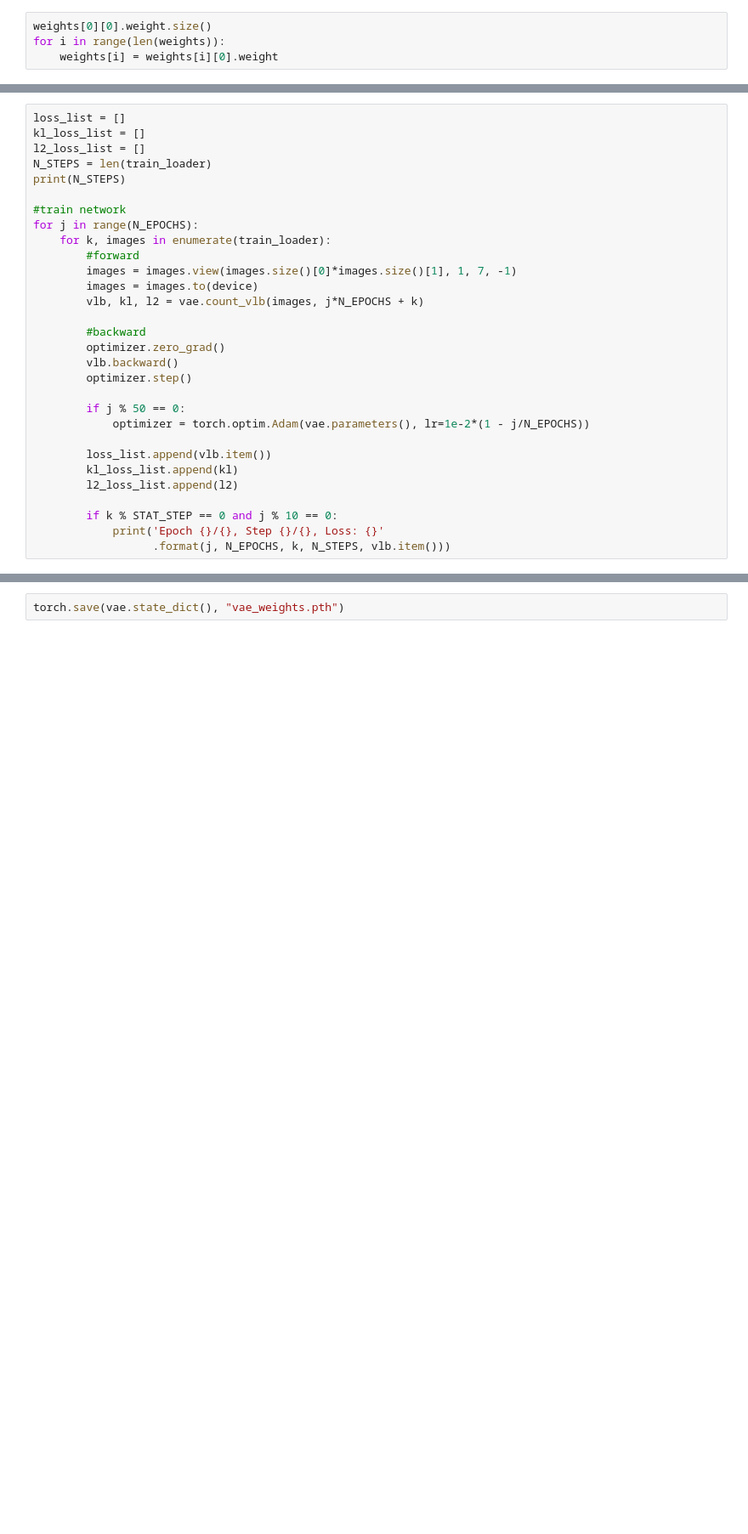
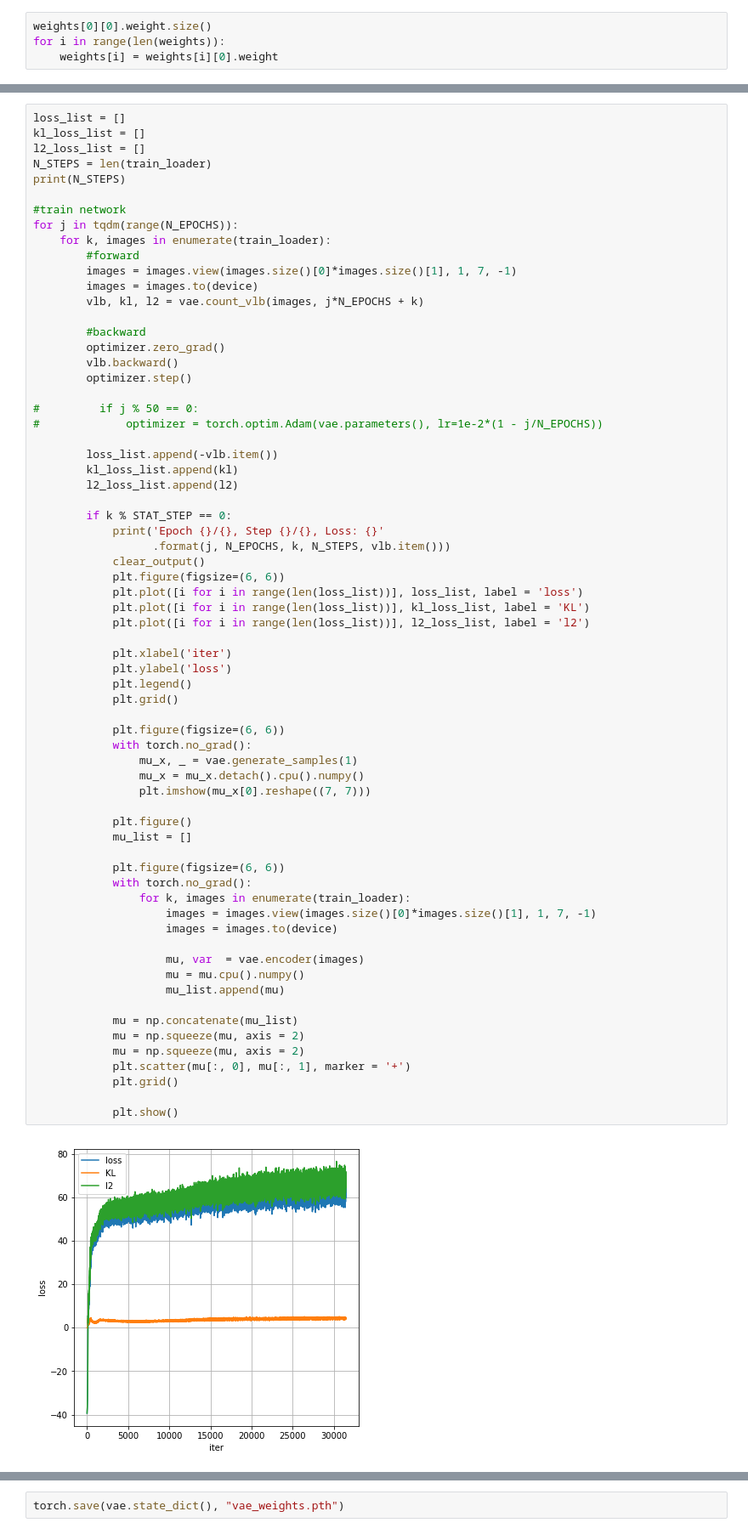
Before and after one commit to DahaKot/Deep-Weight-Prior, a Jupyter notebook: vae.ipynb, the cells around one changed output, grey strips where cells are left out. Shown: that part at 85% size. Cells and saved outputs as stored; diff of their text form; blank space fills up the shorter version.

```diff
--- a/vae.ipynb
+++ b/vae.ipynb
@@ -186,31 +214,69 @@ optimizer = torch.optim.Adam(vae.parameters(), lr=1e-2)
 # %%
 loss_list = []
 kl_loss_list = []
 l2_loss_list = []
 N_STEPS = len(train_loader)
 print(N_STEPS)
 
 #train network
-for j in range(N_EPOCHS):
+for j in tqdm(range(N_EPOCHS)):
     for k, images in enumerate(train_loader):
         #forward
         images = images.view(images.size()[0]*images.size()[1], 1, 7, -1)
         images = images.to(device)
         vlb, kl, l2 = vae.count_vlb(images, j*N_EPOCHS + k)
 
         #backward
         optimizer.zero_grad()
         vlb.backward()
         optimizer.step()
 
-        if j % 50 == 0:
-            optimizer = torch.optim.Adam(vae.parameters(), lr=1e-2*(1 - j/N_EPOCHS))
+#         if j % 50 == 0:
+#             optimizer = torch.optim.Adam(vae.parameters(), lr=1e-2*(1 - j/N_EPOCHS))
 
-        loss_list.append(vlb.item())
+        loss_list.append(-vlb.item())
         kl_loss_list.append(kl)
         l2_loss_list.append(l2)
 
-        if k % STAT_STEP == 0 and j % 10 == 0:
+        if k % STAT_STEP == 0:
             print('Epoch {}/{}, Step {}/{}, Loss: {}'
                   .format(j, N_EPOCHS, k, N_STEPS, vlb.item()))
+            clear_output()
+            plt.figure(figsize=(6, 6))
+            plt.plot([i for i in range(len(loss_list))], loss_list, label = 'loss')
+            plt.plot([i for i in range(len(loss_list))], kl_loss_list, label = 'KL')
+            plt.plot([i for i in range(len(loss_list))], l2_loss_list, label = 'l2')
+
+            plt.xlabel('iter')
+            plt.ylabel('loss')
+            plt.legend()
+            plt.grid()
+
+            plt.figure(figsize=(6, 6))
+            with torch.no_grad():
+                mu_x, _ = vae.generate_samples(1)
+                mu_x = mu_x.detach().cpu().numpy()
+                plt.imshow(mu_x[0].reshape((7, 7)))
+
+            plt.figure()
+            mu_list = []
+
+            plt.figure(figsize=(6, 6))
+            with torch.no_grad():
+                for k, images in enumerate(train_loader):
+                    images = images.view(images.size()[0]*images.size()[1], 1, 7, -1)
+                    images = images.to(device)
+
+                    mu, var  = vae.encoder(images)
+                    mu = mu.cpu().numpy()
+                    mu_list.append(mu)
+
+            mu = np.concatenate(mu_list)
+            mu = np.squeeze(mu, axis = 2)
+            mu = np.squeeze(mu, axis = 2)
+            plt.scatter(mu[:, 0], mu[:, 1], marker = '+')
+            plt.grid()
+
+            plt.show()
 # %% [output]
+[figure, added]
```
Also changed, not shown: parts of 24 cells of this notebook, 1 other file.
